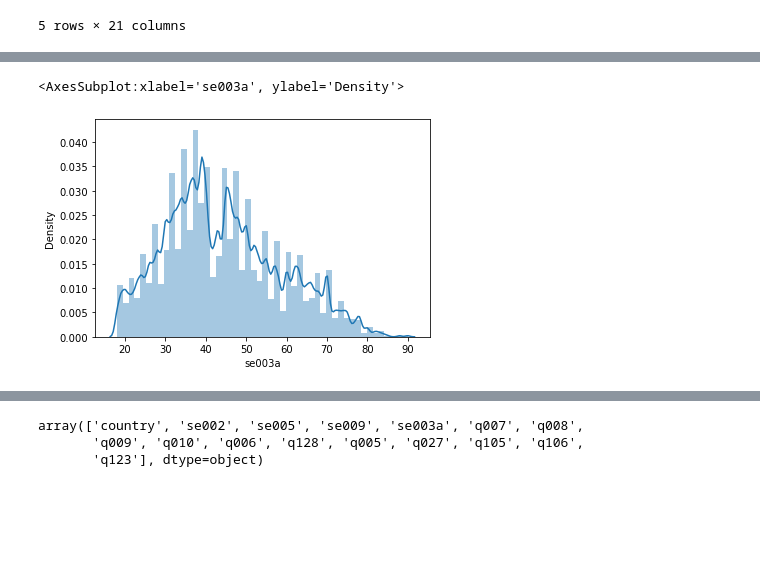
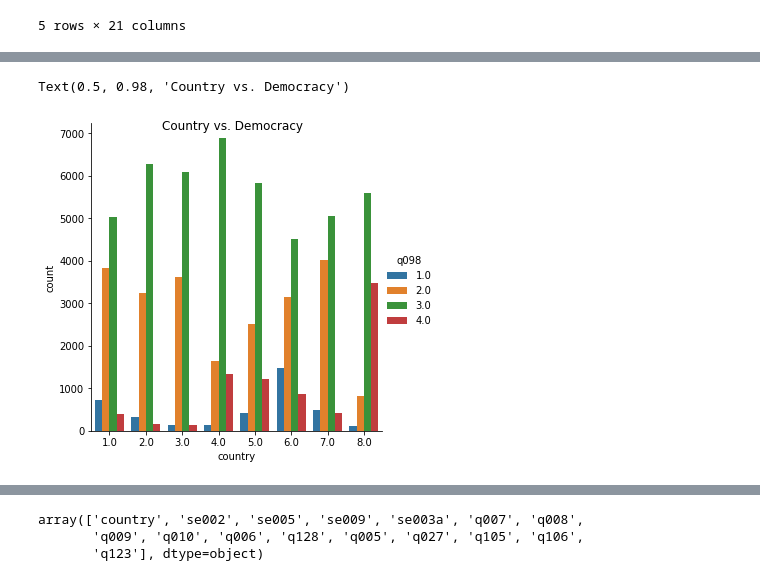
Before and after one commit to missvicki/Datathon-ABS, a Jupyter notebook: Datathon_Random_Forest.ipynb, the cells around one changed output, grey strips where cells are left out. Drawn from its saved outputs; the diff is of its cells as text; code cells hidden in the pictures; blank space fills up the shorter version.

```diff
--- a/Datathon_Random_Forest.ipynb
+++ b/Datathon_Random_Forest.ipynb
@@ -80,0 +162,2 @@ for column in merged_data.columns:
+# %%
+merged_data_dropped = merged_data.drop(['se004', 'q028', 'q121'], axis=1)
@@ -81,5 +166,3 @@ for column in merged_data.columns:
 # %%
-import numpy as np
-from sklearn.impute import SimpleImputer
 imp = SimpleImputer(strategy="most_frequent")
-imputed_data = imp.fit_transform(merged_data)
+imputed_data = imp.fit_transform(merged_data_dropped)
@@ -96,4 +169,4 @@ array([[4., 1., 1., ..., 4., 3., 2.],
 # %%
-merged_imputed_data = pd.DataFrame(imputed_data, columns = merged_data.columns)
-merged_imputed_data.head()
+merged_imputed_data = pd.DataFrame(imputed_data, columns = merged_data_dropped.columns)
+merged_imputed_data.isna().sum()
 # %% [output]
@@ -108,0 +196,4 @@ merged_imputed_data.to_csv("merged&imputed.csv")
+# %%
+df_sample = merged_imputed_data.groupby("country").sample(n = 10000, replace = True,
+                                                          random_state = 0).reset_index(drop=True)
+df_sample.head()
@@ -158,6 +231,7 @@ import seaborn as sns
 # %%
-sns.distplot(merged_imputed_data.loc[merged_imputed_data['country']==4.0]['se003a'])
+sns.catplot(x="country", hue="q098", data=df_sample, kind="count")
+plt.suptitle("Country vs. Democracy")
 # %% [output]
-<AxesSubplot:xlabel='se003a', ylabel='Density'>
+Text(0.5, 0.98, 'Country vs. Democracy')
-[figure, old version]
+[figure, new version]
 # %%
```
Also changed, not shown: parts of 80 cells of this notebook, 5 other files.
